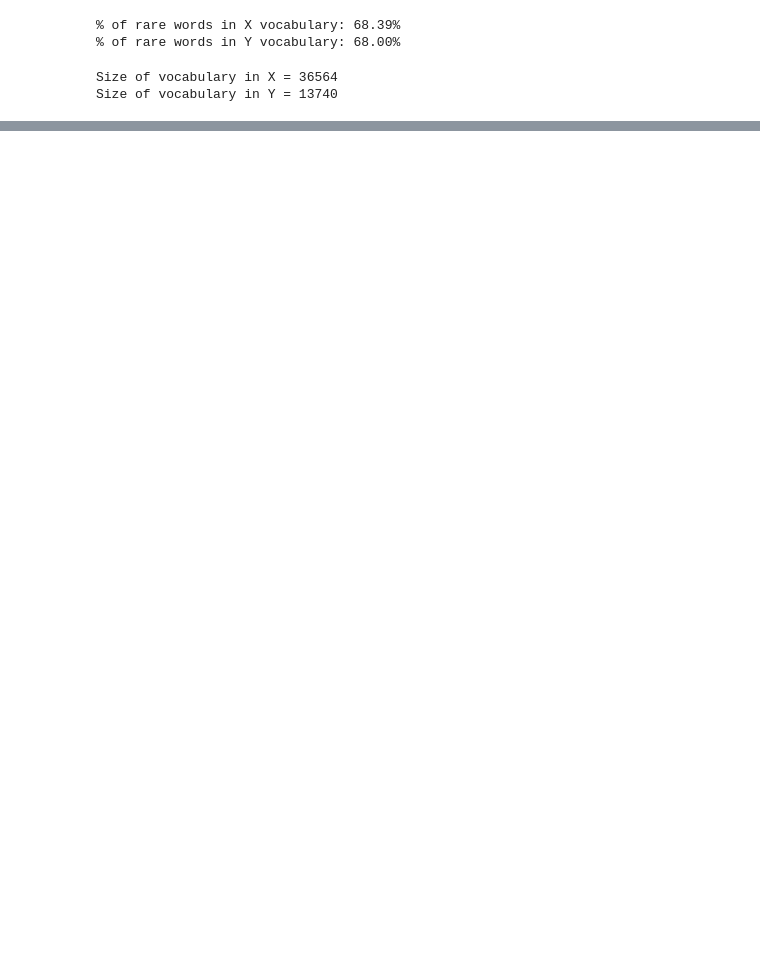
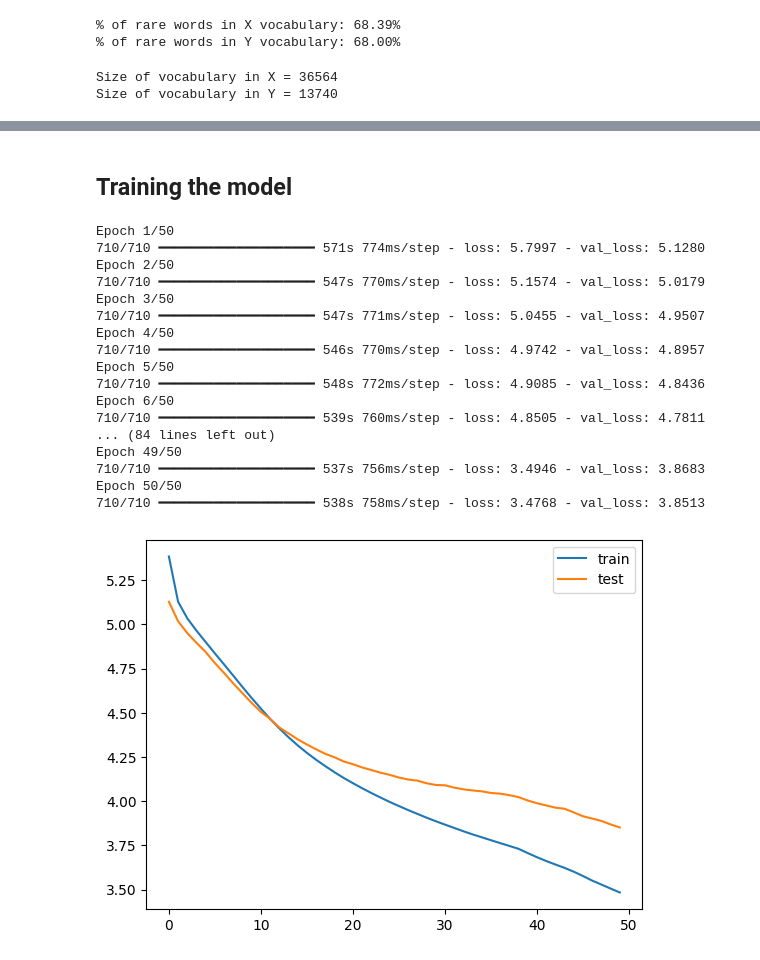
Before and after one commit to tommasofacchin/text-summarization-seq2seq-transformers, a Jupyter notebook: text-summarization-seq2seq-vs-transformers.ipynb, the cells around one changed output, grey strips where cells are left out. Drawn from its saved outputs; the diff is of its cells as text; code cells hidden in the pictures; blank space fills up the shorter version.

Commit message:
Kaggle Notebook | Text summarization - seq2seq vs transformers | Version 19

```diff
--- a/text-summarization-seq2seq-vs-transformers.ipynb
+++ b/text-summarization-seq2seq-vs-transformers.ipynb
@@ -405,0 +519,56 @@ y_val = y_val[np.sum(y_val != 0, axis=1) > 2]
+# %% [markdown]
+## **Training the model**
+# %%
+x_train_lstm = x_train
+x_val_lstm = x_val
+y_train_lstm = y_train
+y_val_lstm = y_val
+
+MODEL_PATH = "/kaggle/working/model_lstm.keras"
+
+
+if os.path.exists(MODEL_PATH):
+    model = load_model(MODEL_PATH)
+    history = None
+
+else:
+    model.compile(optimizer='rmsprop', loss='sparse_categorical_crossentropy')
+    es = EarlyStopping(monitor='val_loss', mode='min', verbose=1, patience=2)
+
+    history = model.fit(
+        [x_train, y_train[:, :-1]],
+        y_train.reshape(y_train.shape[0], y_train.shape[1], 1)[:, 1:],
+        epochs=50,
+        callbacks=[es],
+        batch_size=128,
+        validation_data=(
+            [x_val, y_val[:, :-1]],
+            y_val.reshape(y_val.shape[0], y_val.shape[1], 1)[:, 1:]
+        )
+    )
+
+    model.save(MODEL_PATH)
+
+    plt.plot(history.history['loss'], label='train')
+    plt.plot(history.history['val_loss'], label='test')
+    plt.legend()
+    plt.show()
+# %% [output]
+Epoch 1/50
+710/710 ━━━━━━━━━━━━━━━━━━━━ 571s 774ms/step - loss: 5.7997 - val_loss: 5.1280
+Epoch 2/50
+710/710 ━━━━━━━━━━━━━━━━━━━━ 547s 770ms/step - loss: 5.1574 - val_loss: 5.0179
+Epoch 3/50
+710/710 ━━━━━━━━━━━━━━━━━━━━ 547s 771ms/step - loss: 5.0455 - val_loss: 4.9507
+Epoch 4/50
+710/710 ━━━━━━━━━━━━━━━━━━━━ 546s 770ms/step - loss: 4.9742 - val_loss: 4.8957
+Epoch 5/50
+710/710 ━━━━━━━━━━━━━━━━━━━━ 548s 772ms/step - loss: 4.9085 - val_loss: 4.8436
+Epoch 6/50
+710/710 ━━━━━━━━━━━━━━━━━━━━ 539s 760ms/step - loss: 4.8505 - val_loss: 4.7811
+... (84 lines left out)
+Epoch 49/50
+710/710 ━━━━━━━━━━━━━━━━━━━━ 537s 756ms/step - loss: 3.4946 - val_loss: 3.8683
+Epoch 50/50
+710/710 ━━━━━━━━━━━━━━━━━━━━ 538s 758ms/step - loss: 3.4768 - val_loss: 3.8513
+[figure, added]
```
Also changed, not shown: parts of 6 cells of this notebook.
